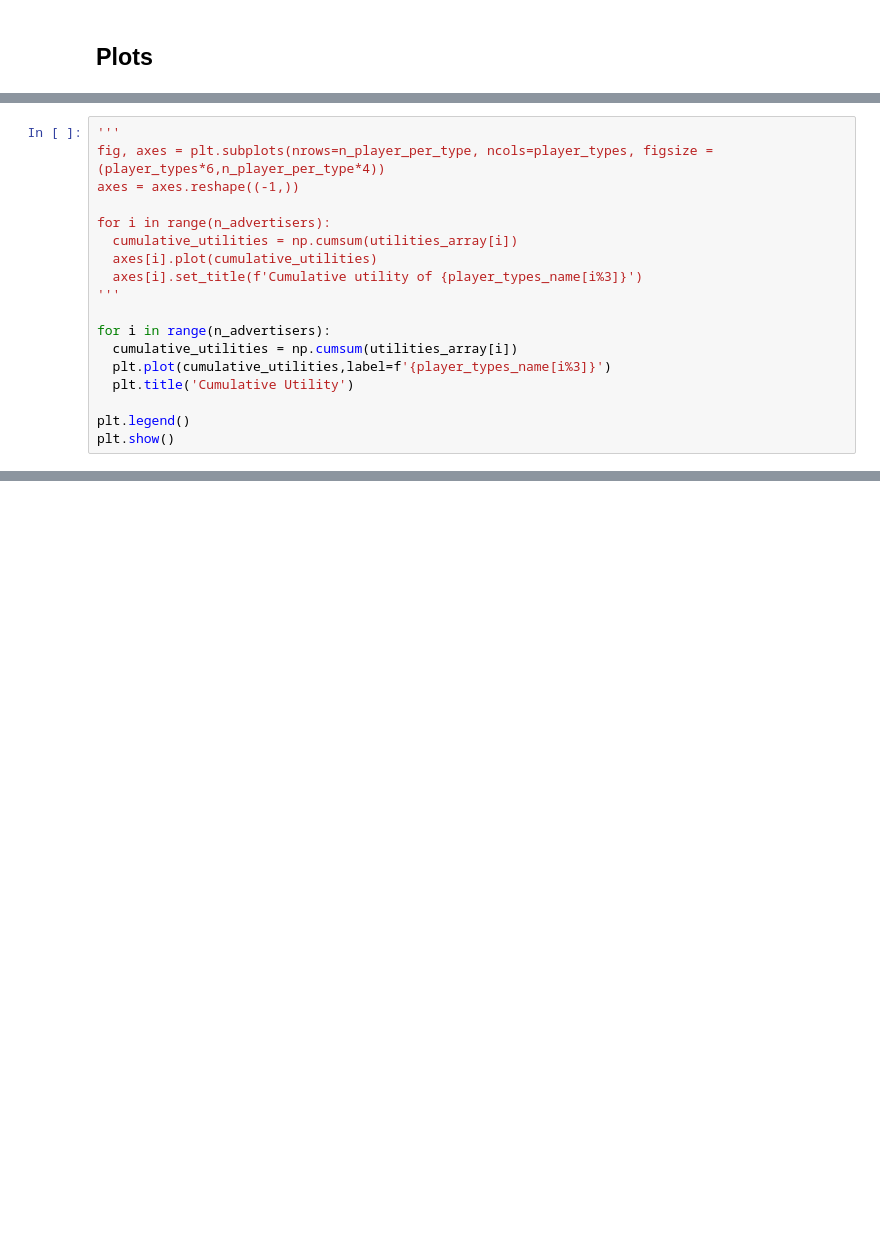
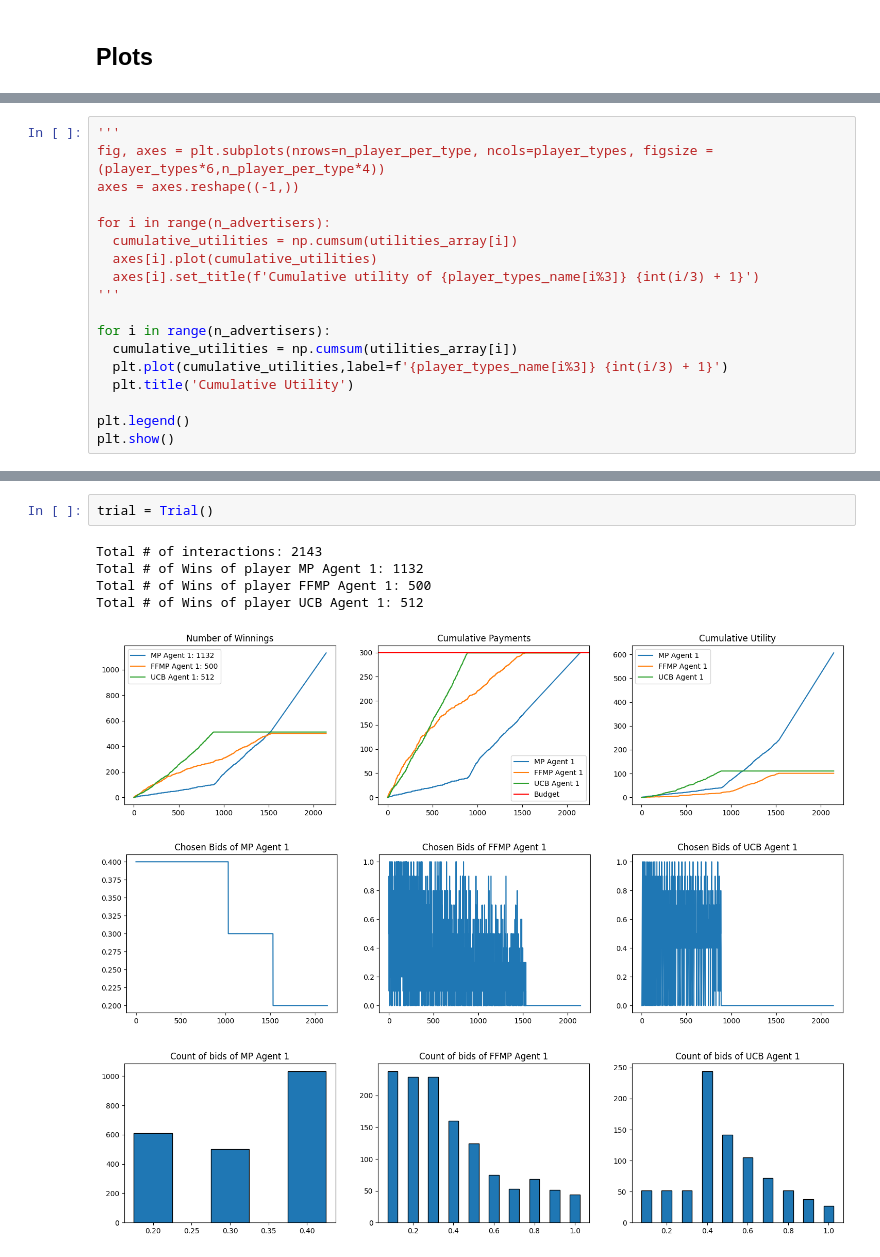
Before and after one commit to claudioarione/OnlineLearningApplications, a Jupyter notebook: requirement_4.ipynb, the cells around one changed output, grey strips where cells are left out. Cells and saved outputs as stored; diff of their text form; blank space fills up the shorter version.

```diff
--- a/requirement_4.ipynb
+++ b/requirement_4.ipynb
@@ -370,12 +375,12 @@ axes = axes.reshape((-1,))
 for i in range(n_advertisers):
   cumulative_utilities = np.cumsum(utilities_array[i])
   axes[i].plot(cumulative_utilities)
-  axes[i].set_title(f'Cumulative utility of {player_types_name[i%3]}')
+  axes[i].set_title(f'Cumulative utility of {player_types_name[i%3]} {int(i/3) + 1}')
 '''
 
 for i in range(n_advertisers):
   cumulative_utilities = np.cumsum(utilities_array[i])
-  plt.plot(cumulative_utilities,label=f'{player_types_name[i%3]}')
+  plt.plot(cumulative_utilities,label=f'{player_types_name[i%3]} {int(i/3) + 1}')
   plt.title('Cumulative Utility')
 
 plt.legend()
@@ -384,0 +541,10 @@ plt.show()
+# %%
+trial = Trial()
+# %% [output]
+Total # of interactions: 2143
+Total # of Wins of player MP Agent 1: 1132
+Total # of Wins of player FFMP Agent 1: 500
+Total # of Wins of player UCB Agent 1: 512
+[figure, added]
+[figure, added]
+[figure, added]
```
Also changed, not shown: parts of 29 cells of this notebook.
